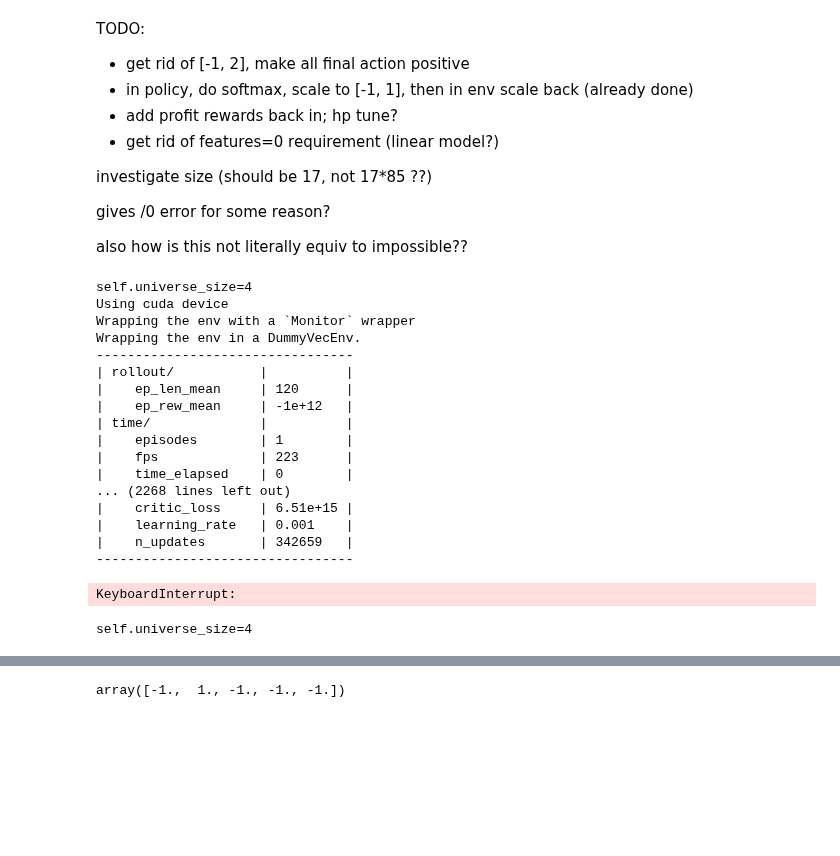
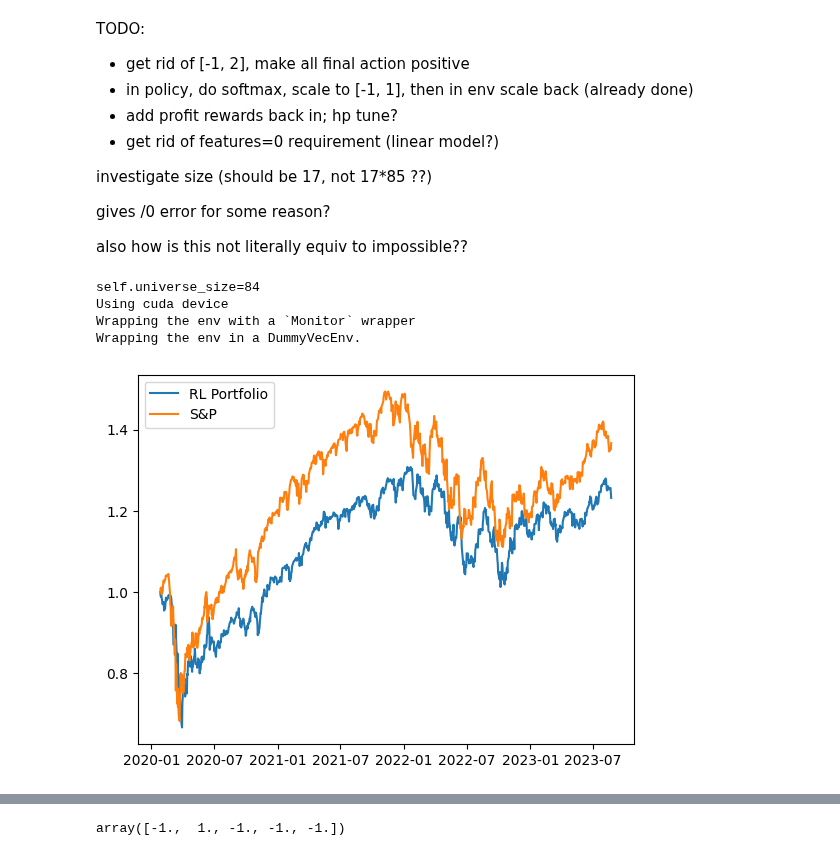
Before and after one commit to bufn403/portfolio-rl, a Jupyter notebook: most-basic.ipynb, the cells around one changed output, grey strips where cells are left out. Cells and saved outputs as stored; diff of their text form; code cells hidden in the pictures; blank space fills up the shorter version.

```diff
--- a/most-basic.ipynb
+++ b/most-basic.ipynb
@@ -135,7 +128,7 @@ class ProfitReward(AbstractRewardManager):
 class TestDataManager(AbstractDataManager):
     def get_obs_space(self) -> gym.spaces.Box:
         return gym.spaces.Dict({
-            'data': gym.spaces.Box(low=-np.inf, high=np.inf, shape=(3, self.universe_size+1, 15), dtype=np.float32),
+            'data': gym.spaces.Box(low=-np.inf, high=np.inf, shape=(3, self.universe_size, 10), dtype=np.float32),
             'weights': gym.spaces.Box(low=0, high=1, shape=(self.universe_size+1,), dtype=np.float32)
         })
 
@@ -201,26 +194,21 @@ class TestDataManager(AbstractDataManager):
         return self.num_time_periods, self.universe_size
 
     def get_state(self, t: int, w: npt.NDArray[np.float64], port_val: np.float64) -> npt.NDArray[np.float64]:
-        # today is self.times[self.t+15]
-        s = np.zeros((3, self.universe_size+1, 15))
-
-        # s[0, :-1, :] = self.stock_df.loc[self.times[t:t+15], :].to_numpy().T
-        s[0, :, :] = np.linspace(0, 1, 85).repeat(15).reshape(85, 15)
-        s[1, :-1, :] = self.high_df.loc[self.times[t:t+15], :].to_numpy().T
-        s[2, :-1, :] = self.low_df.loc[self.times[t:t+15], :].to_numpy().T
-
-        s[:, -1, :] = 1.0
-        # print(f"{s.shape=}, {s=}")
+        # today is self.times[self.t+10]
+        s = np.zeros((3, self.universe_size, 10))
+        s[0, :, :] = self.stock_df.loc[self.times[t:t+10], :].to_numpy().T
+        s[1, :, :] = self.high_df.loc[self.times[t:t+10], :].to_numpy().T
+        s[1, :, :] = self.low_df.loc[self.times[t:t+10], :].to_numpy().T
         return {'data': s, 'weights': w}
 
     def get_prices(self, t: int) -> npt.NDArray[np.float64]:
-        # today is self.times[self.t+15]
-        return np.append(self.stock_df.loc[self.times[t+15], :].to_numpy().flatten(), 1.0)
+        # today is self.times[self.t+10]
+        return np.append(self.stock_df.loc[self.times[t+10], :].to_numpy().flatten(), 1.0)
 # %%
 from stable_baselines3.common.torch_layers import BaseFeaturesExtractor
 
 class Custom_EIEE_CNN_Extractor(BaseFeaturesExtractor):
-    def __init__(self, observation_space: gym.spaces.Dict, features_dim: int = 5*4):
+    def __init__(self, observation_space: gym.spaces.Dict, features_dim: int = 336):
         super(Custom_EIEE_CNN_Extractor, self).__init__(observation_space, features_dim)
         n_channels, self.universe_size_w_rfa, data_len = observation_space['data'].shape
         n_output_channels = 16
@@ -404,36 +392,22 @@ torch.manual_seed(42)
 #   'optimizer_class': torch.optim.AdamW
 # })
 # }, action_noise=NormalActionNoise(mean=np.zeros((85,)), sigma=0.1),)
-model = DDPG('MultiInputPolicy', train_env, buffer_size=10**7, verbose=1, policy_kwargs={
+model = DDPG('MultiInputPolicy', train_env, buffer_size=10**5, verbose=1, policy_kwargs={
   'features_extractor_class': Custom_EIEE_CNN_Extractor,
   # 'net_arch': [50, 50],
-}, action_noise=NormalActionNoise(mean=0, sigma=0.10*np.ones(5)))
+}, action_noise=NormalActionNoise(mean=0, sigma=0.10*np.ones(85)))
 # }, action_noise=NormalActionNoise(mean=np.zeros((85,)), sigma=0.1),)
-model.learn(total_timesteps=10**10, log_interval=1)
+# model.learn(total_timesteps=10**10, log_interval=1)
 # model.save("cnn_portoflio_policy")
 # %% [output]
-self.universe_size=4
+self.universe_size=84
 Using cuda device
 Wrapping the env with a `Monitor` wrapper
 Wrapping the env in a DummyVecEnv.
----------------------------------
-| rollout/           |          |
-|    ep_len_mean     | 120      |
-|    ep_rew_mean     | -1e+12   |
-| time/              |          |
-|    episodes        | 1        |
-|    fps             | 223      |
-|    time_elapsed    | 0        |
-... (2268 lines left out)
-|    critic_loss     | 6.51e+15 |
-|    learning_rate   | 0.001    |
-|    n_updates       | 342659   |
----------------------------------
-KeyboardInterrupt:
 # %%
 env = PortfolioEnvWithTCost(
-    # dm=TestDataManager(),
-    dm=TrainDataManager(),
+    dm=TestDataManager(),
+    # dm=TrainDataManager(),
     rm=ProfitReward(),
     cp=0.01,#0.10/365,
     cs=0.01,#0.10/365
@@ -462,8 +436,15 @@ for i in range(900):
     mus.append(env.mu)
     times_arr.append(env.dm.times[env.t+15])
     port_val.append(info['port_val'])
-    # snp_val.append(snp_val[-1] * (1 + env.dm.idx_df[env.dm.idx_df.index == env.dm.times[env.t+15]].vwretd.values[0]))
+    snp_val.append(snp_val[-1] * (1 + env.dm.idx_df[env.dm.idx_df.index == env.dm.times[env.t+15]].vwretd.values[0]))
     if terminated:
         break
-# %% [output]
-self.universe_size=4
+# %%
+# basic, no training
+plt.plot(times_arr, np.array(port_val), label='RL Portfolio')
+plt.plot(times_arr, np.array(snp_val), label='S&P')
+# plt.yscale('log')
+plt.legend()
+plt.show()
+# %% [output]
+[figure, added]
```
Also changed, not shown: parts of 2 cells of this notebook, 8 other files.
